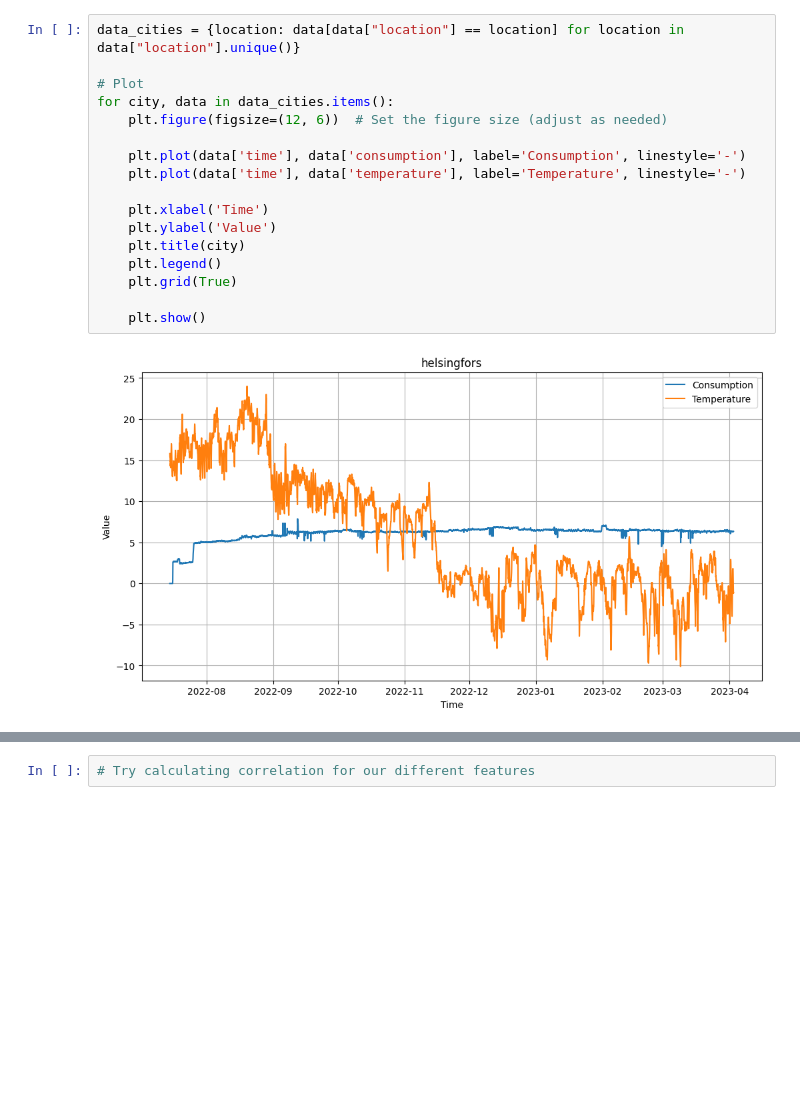
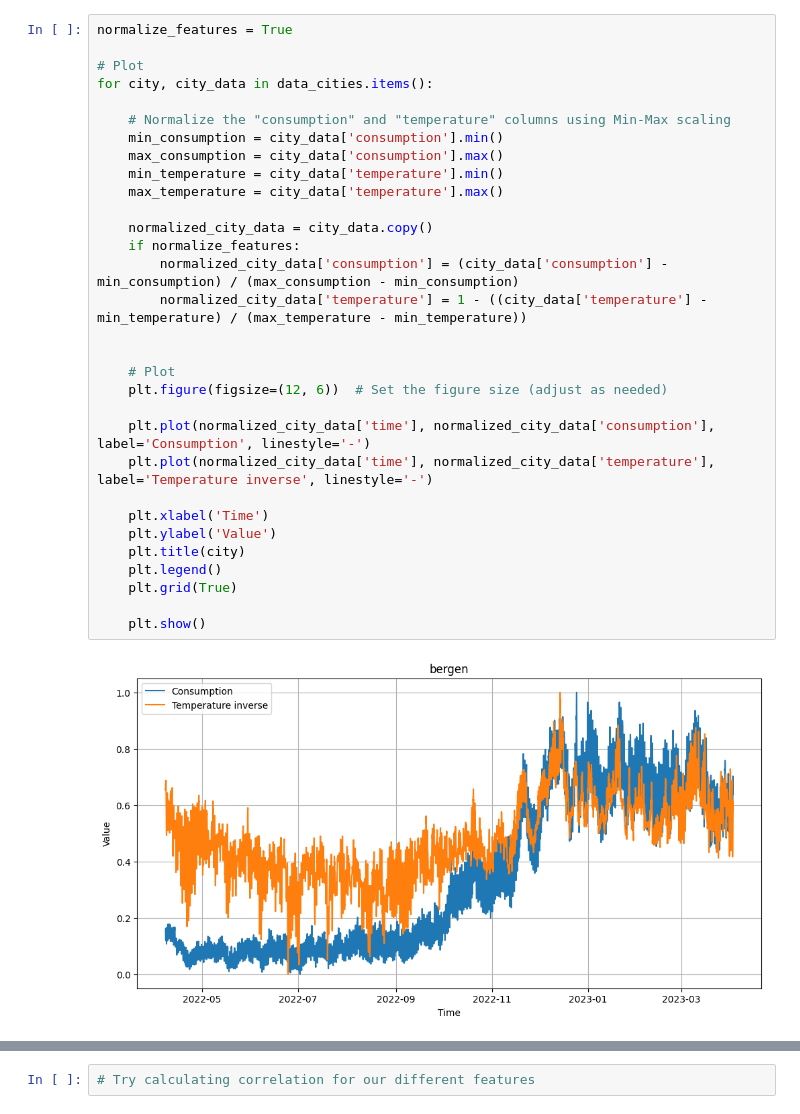
Before and after one commit to HesteBjorn/TDT4259_Data_Science, a Jupyter notebook: exploration.ipynb, the cells around one changed output, grey strips where cells are left out. Drawn from its saved outputs; the diff is of its cells as text; blank space fills up the shorter version.

Commit message:
data tricks to improve plots

```diff
--- a/exploration.ipynb
+++ b/exploration.ipynb
@@ -11,19 +16,33 @@ data["temperature"] = pd.to_numeric(data["temperature"])
 # %%
-data_cities = {location: data[data["location"] == location] for location in data["location"].unique()}
+normalize_features = True
 
 # Plot
-for city, data in data_cities.items():
+for city, city_data in data_cities.items():
+
+    # Normalize the "consumption" and "temperature" columns using Min-Max scaling
+    min_consumption = city_data['consumption'].min()
+    max_consumption = city_data['consumption'].max()
+    min_temperature = city_data['temperature'].min()
+    max_temperature = city_data['temperature'].max()
+
+    normalized_city_data = city_data.copy()
+    if normalize_features:
+        normalized_city_data['consumption'] = (city_data['consumption'] - min_consumption) / (max_consumption - min_consumption)
+        normalized_city_data['temperature'] = 1 - ((city_data['temperature'] - min_temperature) / (max_temperature - min_temperature))
+
+
+    # Plot
     plt.figure(figsize=(12, 6))  # Set the figure size (adjust as needed)
 
-    plt.plot(data['time'], data['consumption'], label='Consumption', linestyle='-')
-    plt.plot(data['time'], data['temperature'], label='Temperature', linestyle='-')
+    plt.plot(normalized_city_data['time'], normalized_city_data['consumption'], label='Consumption', linestyle='-')
+    plt.plot(normalized_city_data['time'], normalized_city_data['temperature'], label='Temperature inverse', linestyle='-')
 
     plt.xlabel('Time')
     plt.ylabel('Value')
     plt.title(city)
     plt.legend()
     plt.grid(True)
 
     plt.show()
 # %% [output]
-[figure, old version]
+[figure, new version]
```
Also changed, not shown: parts of 3 cells of this notebook.
